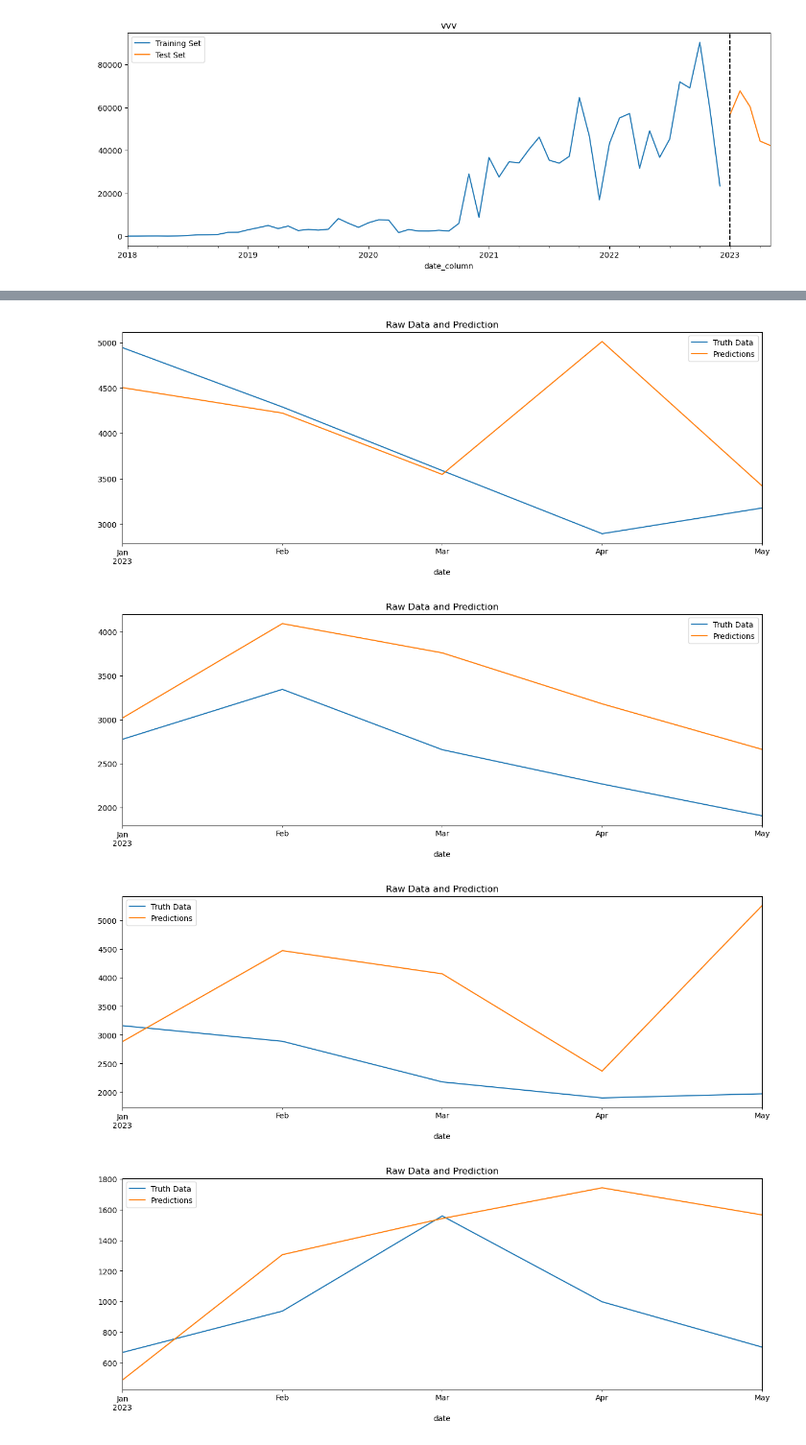
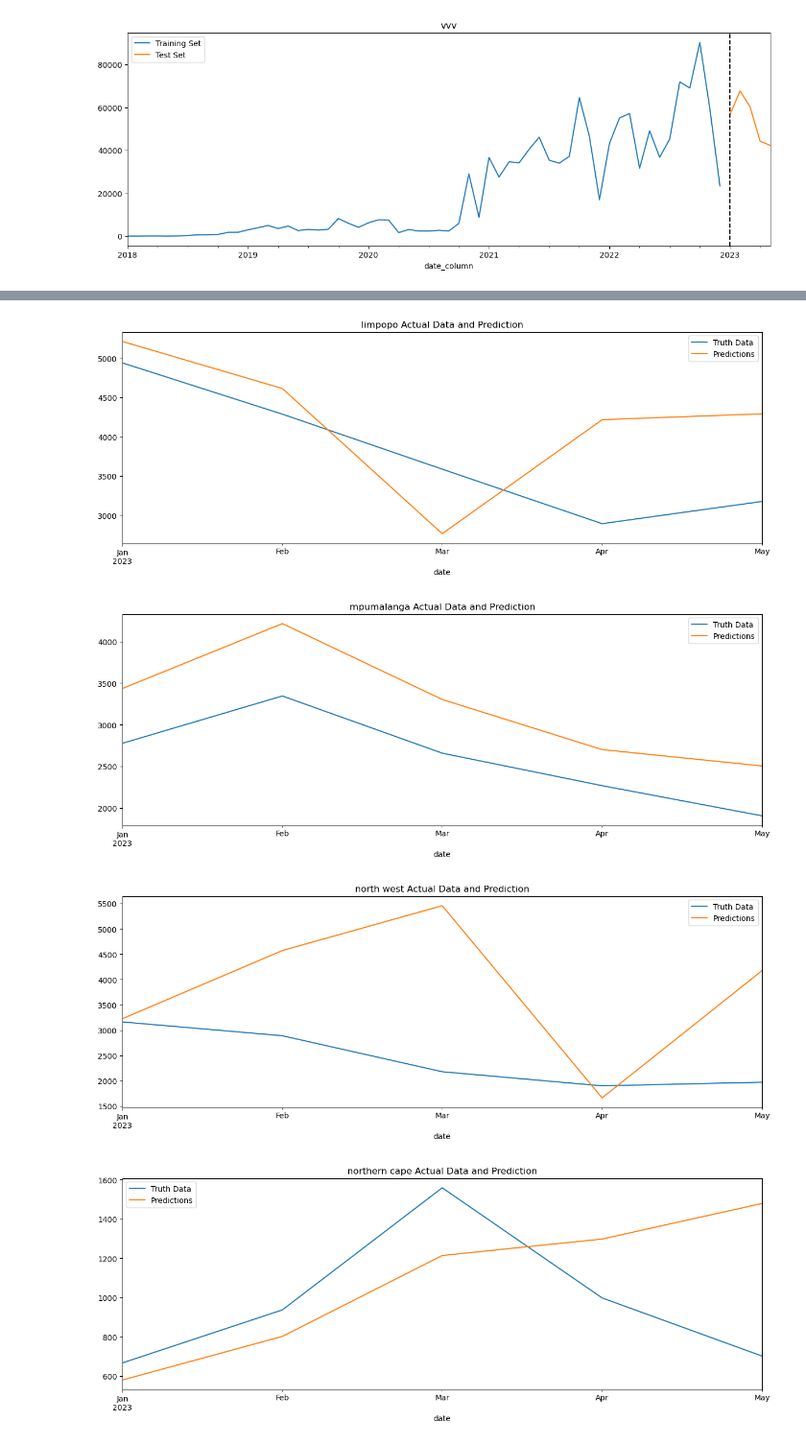
Before and after one commit to Ryan4Reed/job_assessments, a Jupyter notebook: JobJack/prediction_task/rolling_forecast.ipynb, the cells around one changed output, grey strips where cells are left out. Shown at 96% size. Cells and saved outputs as stored; diff of their text form; code cells hidden in the pictures.

Commit message:
Final commit to prediction task

```diff
--- a/JobJack/prediction_task/rolling_forecast.ipynb
+++ b/JobJack/prediction_task/rolling_forecast.ipynb
@@ -58,7 +85,7 @@ def plot_train_test_data(df_train_func: pd.DataFrame,
                          df_test_func: pd.DataFrame,
                          split_date: datetime) -> None:
     """
-    Generate plot illustrating train and test data wrt total sales at shop at each timestep.
+    Generate plot illustrating train and test data at each timestep.
     :param df_train_func: pd.DataFrame containing training data
     :param df_test_func: pd.DataFrame containing testing data
     :param split_date: Date on which training and testing data was split
@@ -178,3 +191,34 @@ def create_x_y(train: pd.DataFrame,
 
 #Split data
 X_train, y_train, X_test, y_test = create_x_y(df_train, df_test, FEATURES, TARGET)
+# %%
+#Scale the data
+def scale_data(X_train: pd.DataFrame,
+               y_train: pd.DataFrame,
+               X_test: pd.DataFrame,
+               y_test: pd.DataFrame,
+               columns_to_scale: list) -> tuple[pd.DataFrame, pd.DataFrame, StandardScaler]:
+    """
+
+    """
+    # Initialize the Scaler
+    scaler_X = StandardScaler()
+    scaler_y = StandardScaler()
+
+    # Fit the scaler on the training data and transform both training and test data
+    X_train[columns_to_scale] = scaler_X.fit_transform(X_train[columns_to_scale])
+    X_test[columns_to_scale] = scaler_X.transform(X_test[columns_to_scale])
+
+    # Reshape y to be a 2D array, which is required by the StandardScaler
+    y_train = y_train.values.reshape(-1, 1)
+    y_test = y_test.values.reshape(-1, 1)
+
+    # Do the same for the target
+    y_train = scaler_y.fit_transform(y_train)
+    y_test = scaler_y.transform(y_test)
+
+    return X_train, y_train, X_test, y_test, scaler_X, scaler_y
+
+#Scale data
+columns_to_scale = ['num_signups_one_back', 'num_signups_twelve_back', 'year', 'month']
+X_train, y_train, X_test, y_test, scaler_X, scaler_y = scale_data(X_train, y_train, X_test, y_test, columns_to_scale)
@@ -212,10 +269,10 @@ def fit_model_with_grid_search(
 param_grid = {
     'max_depth': [3, 5],
     'learning_rate': [0.01, 0.1],
-    'n_estimators': [100, 500, 1000],
+    'n_estimators': [1000, 2000],
     'subsample': [0.7, 1.0],
     'colsample_bytree': [0.7, 1.0],
-    'gamma': [0, 0.25, 0.5, 1.0]
+    'gamma': [0, 0.25]
 }
 
 model = fit_model_with_grid_search(model=xgb.XGBRegressor(),
@@ -286,6 +326,7 @@ df
 # %%
 #prep predictions
 def prepare_preds(model: xgb.XGBRegressor,
+                    scaler_y: StandardScaler,
                     X_test_func: pd.DataFrame,
                     df_test_func: pd.DataFrame,
                     columns_to_keep: list) -> pd.DataFrame:
@@ -299,6 +340,8 @@ def prepare_preds(model: xgb.XGBRegressor,
     """
     #save predictions to df
     df_test_func['prediction'] = model.predict(X_test_func)
+    # Inverse transform predictions to get them on the original scale
+    df_test_func['prediction'] = scaler_y.inverse_transform(df_test_func['prediction'].values.reshape(-1, 1))
     #round predictions to nearest integer
     df_test_func['prediction'] = df_test_func['prediction'].round()
     df_test_func['day'] = 1 #day assigned just for plotting
@@ -319,4 +362,4 @@ def prepare_preds(model: xgb.XGBRegressor,
 
 #Prepare predictions for plotting
 columns_to_keep = ['num_signups', 'province', 'prediction']
-df_preds = prepare_preds(model, X_test, df_test, columns_to_keep)
+df_preds = prepare_preds(model, scaler_y, X_test, df_test, columns_to_keep)
@@ -358,7 +380,7 @@ def plot_predictions(df_preds_func: pd.DataFrame) -> None:
         ax = df_plot[['num_signups']].plot(figsize=(15, 5))
         df_plot['prediction'].plot(ax=ax)
         plt.legend(['Truth Data', 'Predictions'])
-        ax.set_title(f'Raw Data and Prediction')
+        ax.set_title(f'{province} Actual Data and Prediction')
         plt.show()
 
 #Plot selected predictions
@@ -372,4 +394,4 @@ Below are plots illustrating predicted vs actual signups.
-[figure, old version]
+[figure, new version]
-[figure, old version]
+[figure, new version]
-[figure, old version]
+[figure, new version]
-[figure, old version]
+[figure, new version]
```
Also changed, not shown: parts of 47 cells of this notebook, 6 other files.
